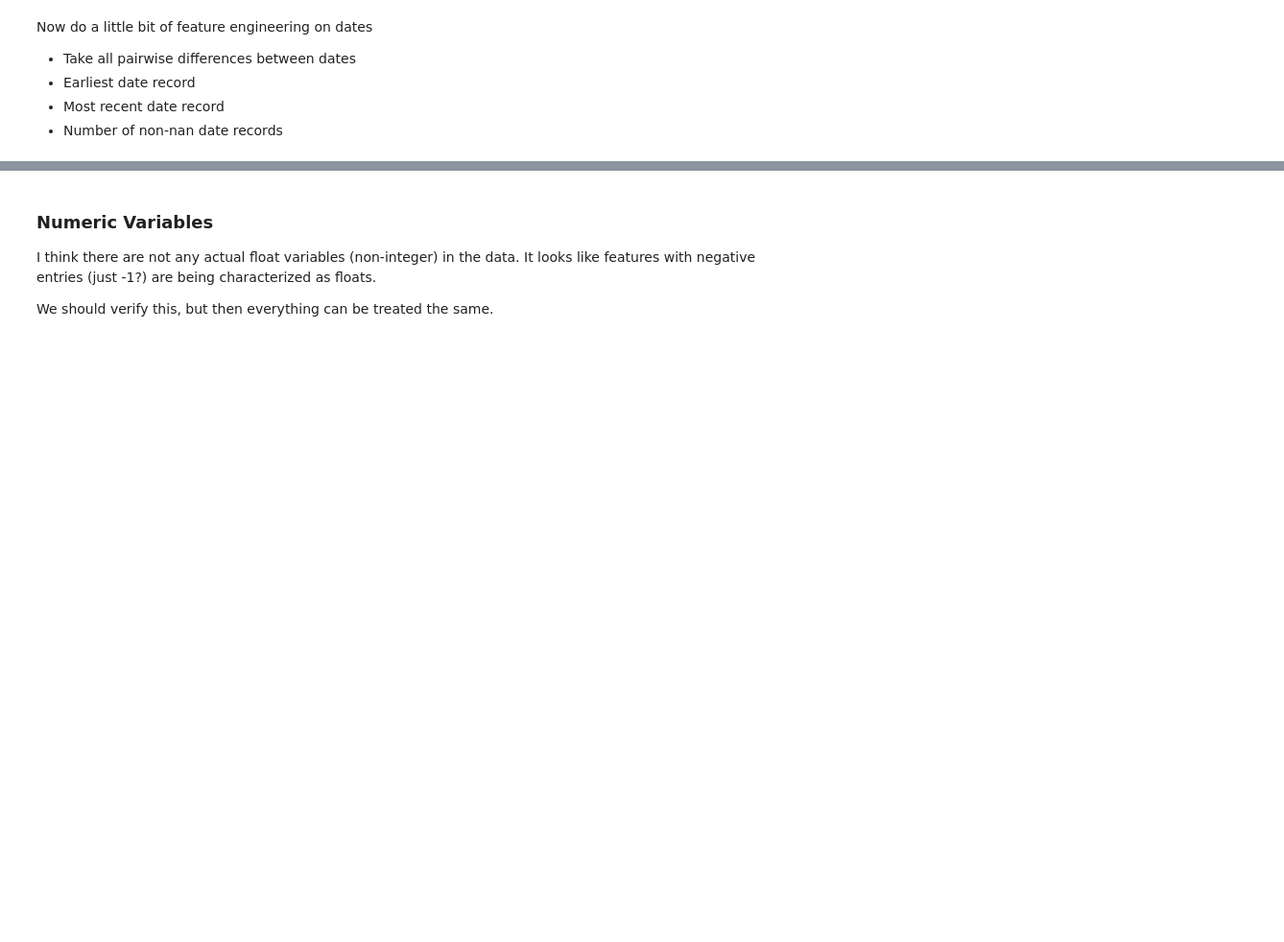
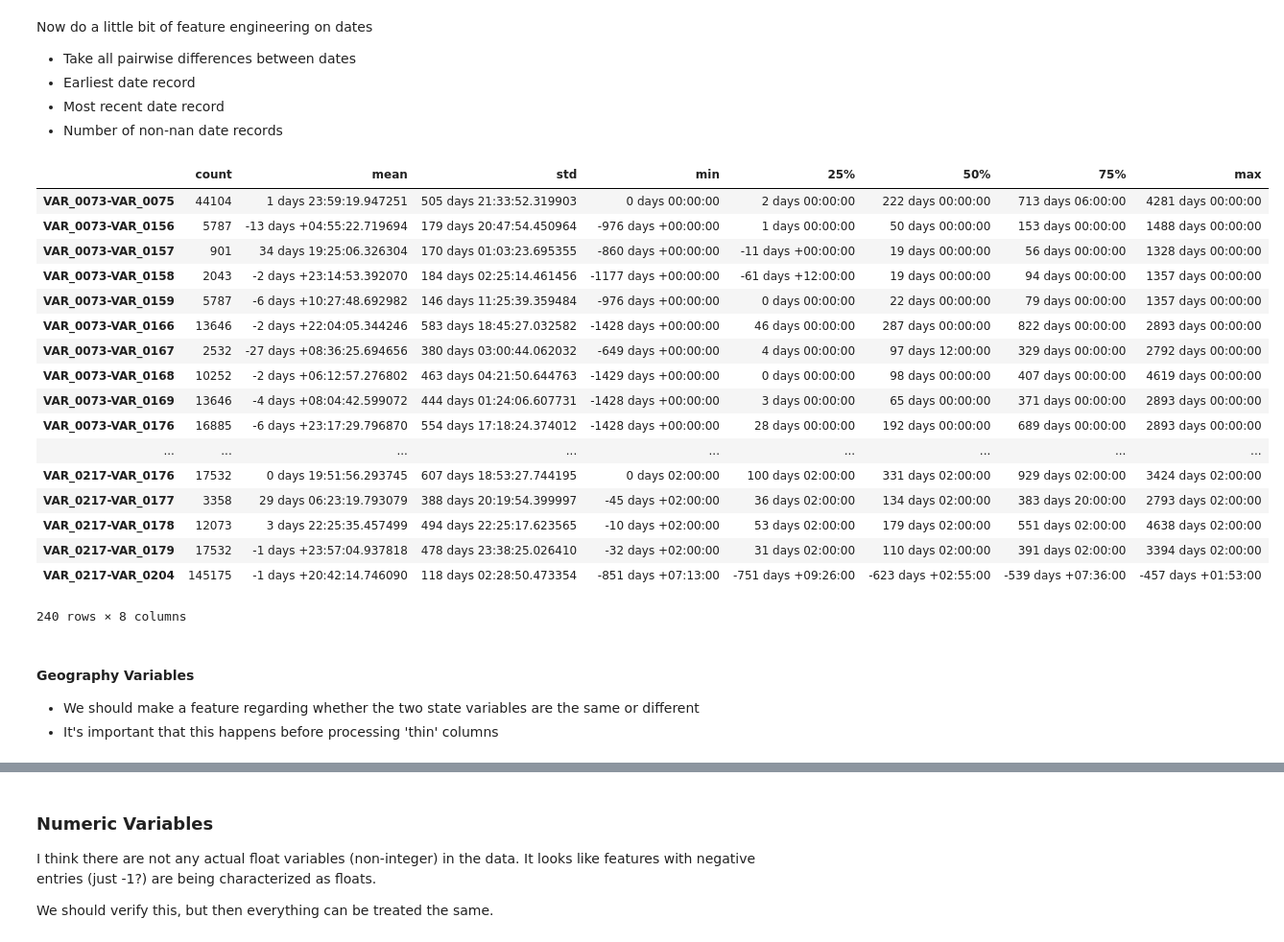
Before and after one commit to zachalexan/springleaf-marketing, a Jupyter notebook: zach-main.ipynb, the cells around one changed output, grey strips where cells are left out. Shown at 96% size. Saved outputs shown, nothing was run; the diff lists cells and outputs as text; code cells hidden in the pictures; blank space fills up the shorter version.

Commit message:
process thinly sliced columns, start engineering dates

```diff
--- a/zach-main.ipynb
+++ b/zach-main.ipynb
@@ -97,3 +97,30 @@ Now do a little bit of feature engineering on dates
 - Number of non-nan date records
 # %%
 # Feature engineering on dates
+from process_categorical import engineer_dates
+diff_df = engineer_dates(date_df)
+# %%
+diff_df.describe().T
+# %% [output]
+|  | count | mean | std | min | 25% | 50% | 75% | max |
+| VAR_0073-VAR_0075 | 44104 | 1 days 23:59:19.947251 | 505 days 21:33:52.319903 | 0 days 00:00:00 | 2 days 00:00:00 | 222 days 00:00:00 | 713 days 06:00:00 | 4281 days 00:00:00 |
+| VAR_0073-VAR_0156 | 5787 | -13 days +04:55:22.719694 | 179 days 20:47:54.450964 | -976 days +00:00:00 | 1 days 00:00:00 | 50 days 00:00:00 | 153 days 00:00:00 | 1488 days 00:00:00 |
+| VAR_0073-VAR_0157 | 901 | 34 days 19:25:06.326304 | 170 days 01:03:23.695355 | -860 days +00:00:00 | -11 days +00:00:00 | 19 days 00:00:00 | 56 days 00:00:00 | 1328 days 00:00:00 |
+| VAR_0073-VAR_0158 | 2043 | -2 days +23:14:53.392070 | 184 days 02:25:14.461456 | -1177 days +00:00:00 | -61 days +12:00:00 | 19 days 00:00:00 | 94 days 00:00:00 | 1357 days 00:00:00 |
+| VAR_0073-VAR_0159 | 5787 | -6 days +10:27:48.692982 | 146 days 11:25:39.359484 | -976 days +00:00:00 | 0 days 00:00:00 | 22 days 00:00:00 | 79 days 00:00:00 | 1357 days 00:00:00 |
+| VAR_0073-VAR_0166 | 13646 | -2 days +22:04:05.344246 | 583 days 18:45:27.032582 | -1428 days +00:00:00 | 46 days 00:00:00 | 287 days 00:00:00 | 822 days 00:00:00 | 2893 days 00:00:00 |
+| VAR_0073-VAR_0167 | 2532 | -27 days +08:36:25.694656 | 380 days 03:00:44.062032 | -649 days +00:00:00 | 4 days 00:00:00 | 97 days 12:00:00 | 329 days 00:00:00 | 2792 days 00:00:00 |
+| VAR_0073-VAR_0168 | 10252 | -2 days +06:12:57.276802 | 463 days 04:21:50.644763 | -1429 days +00:00:00 | 0 days 00:00:00 | 98 days 00:00:00 | 407 days 00:00:00 | 4619 days 00:00:00 |
+| VAR_0073-VAR_0169 | 13646 | -4 days +08:04:42.599072 | 444 days 01:24:06.607731 | -1428 days +00:00:00 | 3 days 00:00:00 | 65 days 00:00:00 | 371 days 00:00:00 | 2893 days 00:00:00 |
+| VAR_0073-VAR_0176 | 16885 | -6 days +23:17:29.796870 | 554 days 17:18:24.374012 | -1428 days +00:00:00 | 28 days 00:00:00 | 192 days 00:00:00 | 689 days 00:00:00 | 2893 days 00:00:00 |
+| ... | ... | ... | ... | ... | ... | ... | ... | ... |
+| VAR_0217-VAR_0176 | 17532 | 0 days 19:51:56.293745 | 607 days 18:53:27.744195 | 0 days 02:00:00 | 100 days 02:00:00 | 331 days 02:00:00 | 929 days 02:00:00 | 3424 days 02:00:00 |
+| VAR_0217-VAR_0177 | 3358 | 29 days 06:23:19.793079 | 388 days 20:19:54.399997 | -45 days +02:00:00 | 36 days 02:00:00 | 134 days 02:00:00 | 383 days 20:00:00 | 2793 days 02:00:00 |
+| VAR_0217-VAR_0178 | 12073 | 3 days 22:25:35.457499 | 494 days 22:25:17.623565 | -10 days +02:00:00 | 53 days 02:00:00 | 179 days 02:00:00 | 551 days 02:00:00 | 4638 days 02:00:00 |
+| VAR_0217-VAR_0179 | 17532 | -1 days +23:57:04.937818 | 478 days 23:38:25.026410 | -32 days +02:00:00 | 31 days 02:00:00 | 110 days 02:00:00 | 391 days 02:00:00 | 3394 days 02:00:00 |
+| VAR_0217-VAR_0204 | 145175 | -1 days +20:42:14.746090 | 118 days 02:28:50.473354 | -851 days +07:13:00 | -751 days +09:26:00 | -623 days +02:55:00 | -539 days +07:36:00 | -457 days +01:53:00 |
+240 rows × 8 columns
+# %% [markdown]
+#### Geography Variables
+- We should make a feature regarding whether the two state variables are the same or different
+- It's important that this happens before processing 'thin' columns
```
Also changed, not shown: parts of 4 cells of this notebook, 1 other file.
